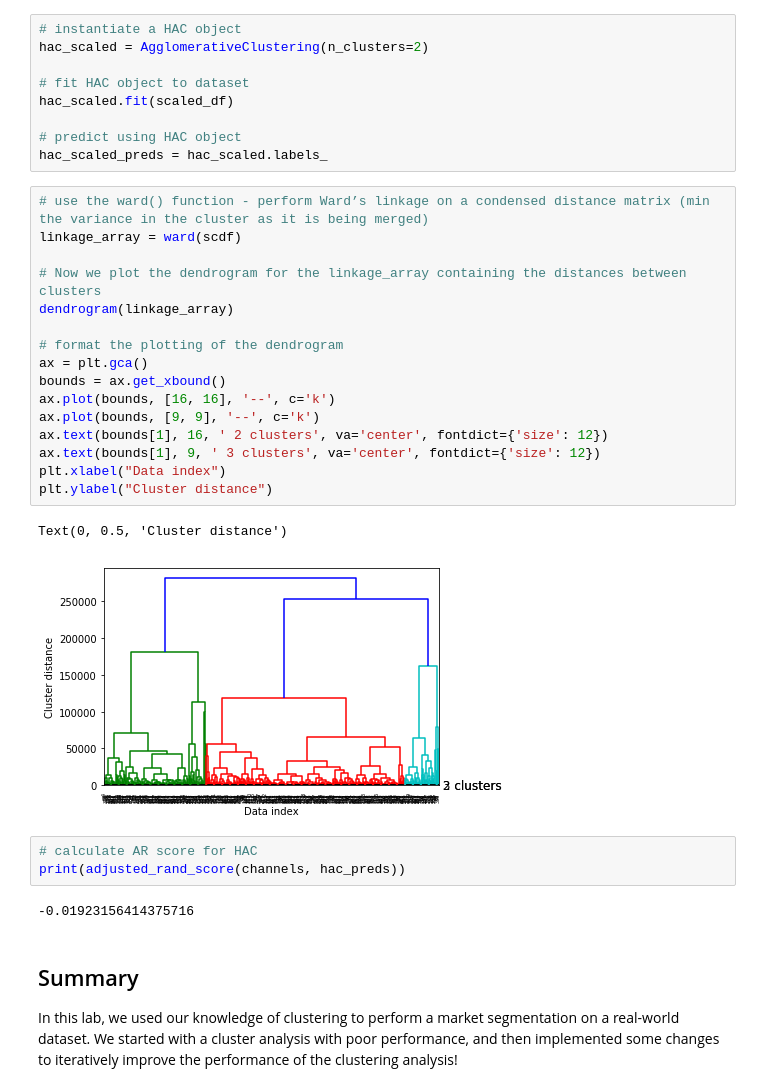
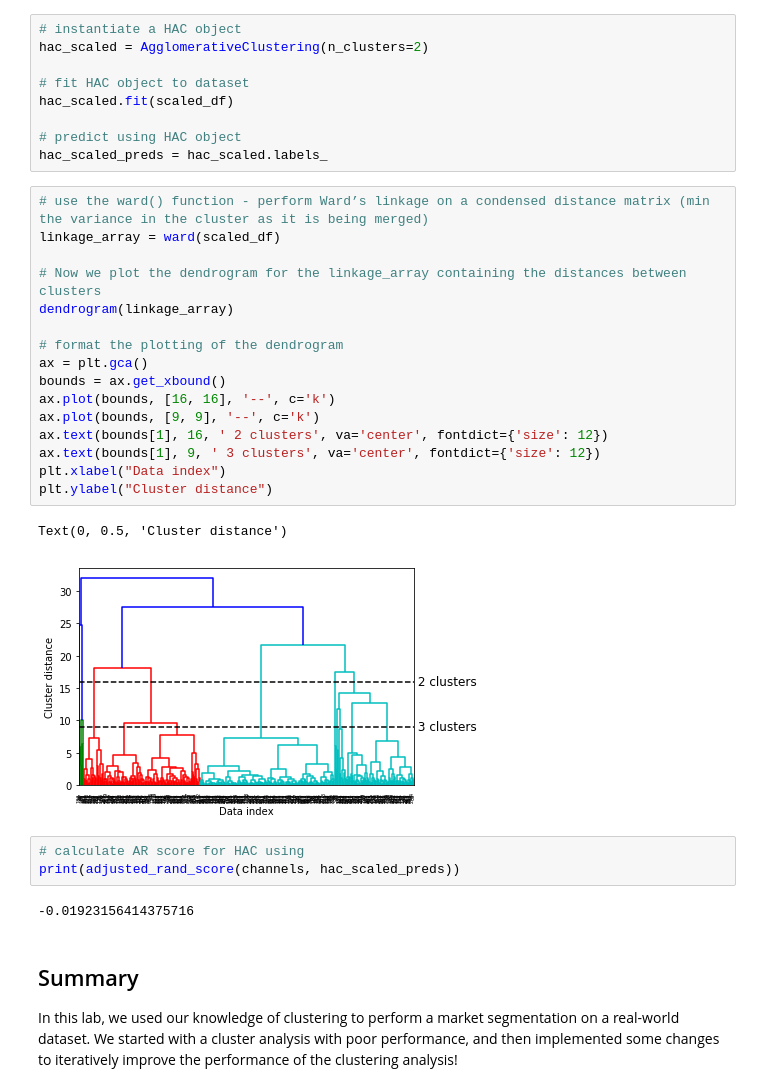
Before and after one commit to lasoya/dsc-3-35-09-market-segmentation-with-clustering-lab-nyc-ds-career-031119, a Jupyter notebook: index.ipynb, the cells around one changed output. Drawn from its saved outputs; the diff is of its cells as text.

```diff
--- a/index.ipynb
+++ b/index.ipynb
@@ -382,26 +382,26 @@ hac_scaled.fit(scaled_df)
 hac_scaled_preds = hac_scaled.labels_
 # %%
 # use the ward() function - perform Ward’s linkage on a condensed distance matrix (min the variance in the cluster as it is being merged)
-linkage_array = ward(scdf)
+linkage_array = ward(scaled_df)
 
 # Now we plot the dendrogram for the linkage_array containing the distances between clusters
 dendrogram(linkage_array)
 
 # format the plotting of the dendrogram
 ax = plt.gca()
 bounds = ax.get_xbound()
 ax.plot(bounds, [16, 16], '--', c='k')
 ax.plot(bounds, [9, 9], '--', c='k')
 ax.text(bounds[1], 16, ' 2 clusters', va='center', fontdict={'size': 12})
 ax.text(bounds[1], 9, ' 3 clusters', va='center', fontdict={'size': 12})
 plt.xlabel("Data index")
 plt.ylabel("Cluster distance")
 # %% [output]
 Text(0, 0.5, 'Cluster distance')
-[figure, old version]
+[figure, new version]
 # %%
-# calculate AR score for HAC
-print(adjusted_rand_score(channels, hac_preds))
+# calculate AR score for HAC using
+print(adjusted_rand_score(channels, hac_scaled_preds))
 # %% [output]
 -0.01923156414375716
 # %% [markdown]
```
